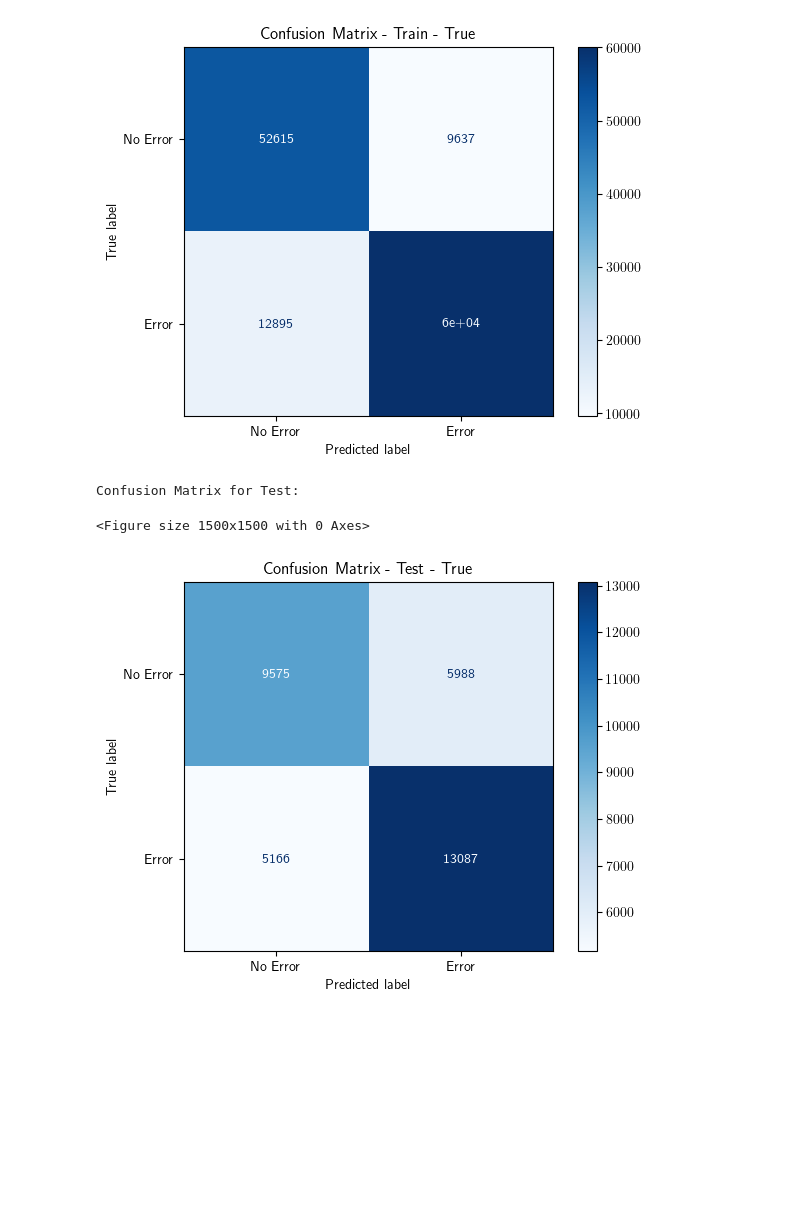
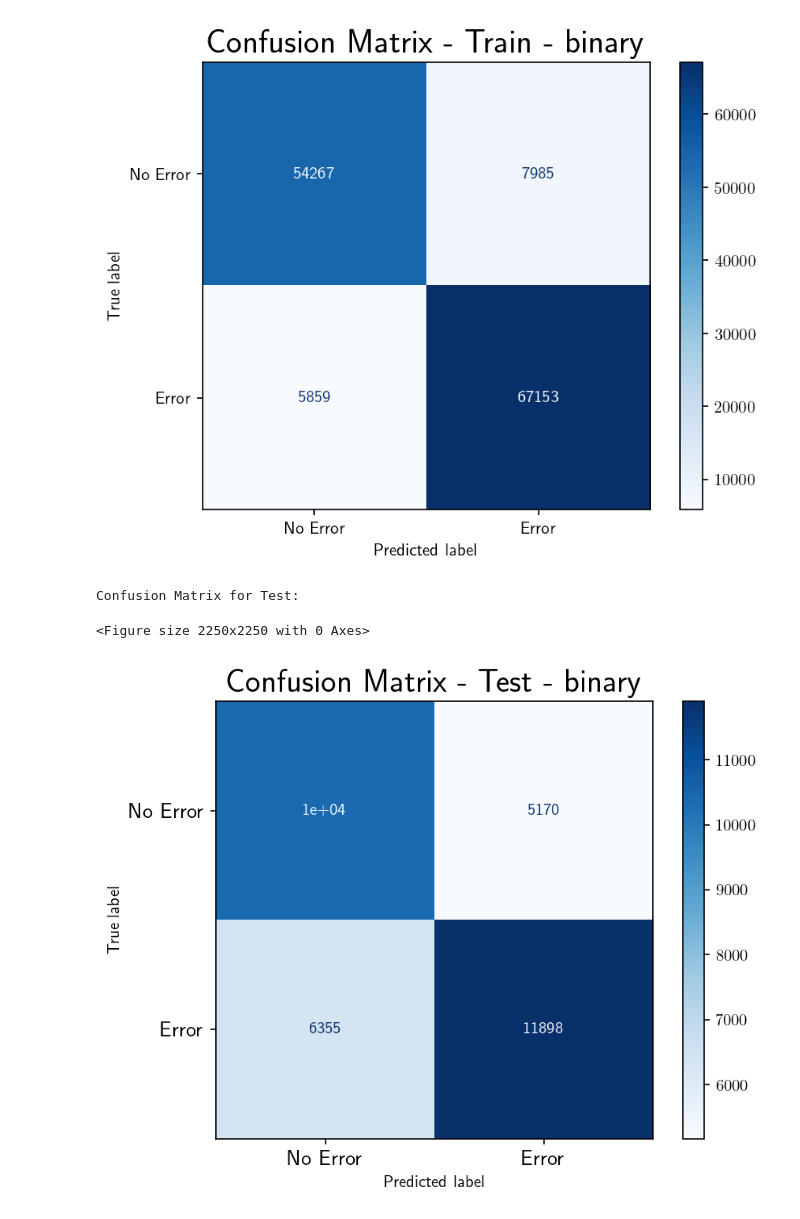
Before and after one commit to GonzaloPlaaza/Multimodal-Error-Detection, a Jupyter notebook: train_frame.ipynb, the cells around one changed output. Saved outputs shown, nothing was run; the diff lists cells and outputs as text; code cells hidden in the pictures; blank space fills up the shorter version.

```diff
--- a/train_frame.ipynb
+++ b/train_frame.ipynb
@@ -41,7 +41,7 @@ exp_kwargs = {
     'save_local': False,
     'pos_weight': False,
     'use_COG_video': True,
-    'n_epochs': 10,
+    'n_epochs': 7,
     'batch_size': 1,
     'frequency': 5,
     'lr': 5e-4,
@@ -54,7 +54,7 @@ exp_kwargs = {
     'mstcn_causal_conv': True, #default True
     'mstcn_layers': 8, #8 for TeCNo, TransSVNet, COG
     'mstcn_f_maps': 64, #64 for TeCNo, TransSVNet, COG
-    'mstcn_stages': 8, #2 for TeCNo, TransSVNet, 8 for COG
+    'mstcn_stages': 2, #2 for TeCNo, TransSVNet, 8 for COG
     'num_R': 3, #3 for COG, not used otherwise
     'num_layers_R': 10, #10 for COG, not used otherwise
     'num_layers_Basic': 11, #11 for COG, not used otherwise
@@ -62,14 +62,14 @@ exp_kwargs = {
     'd_q': 8, #8 for COG, not used otherwise
     'lambda': 0.15, #default 0.15 for COG
     'sequence_length': 30, #default 30 in repo, but afraid of "10" I've written somewhere (same for all)
-    'model_name': 'COG', #'TeCNo' or 'TransSVNet' or 'COG'
-    'video_dims': 32, #32 default
+    'model_name': 'TransSVNet', #'TeCNo' or 'TransSVNet' or 'COG'
+    'video_dims': 2048, #32 default
     'loss_or_f1': 'f1',  #'loss' or 'f1' to determine the metric for validation
-    'data_type': 'multimodal', #'multimodal' or 'video' or 'kinematics'
-    'run_id': "375e87271d994e2fbdcc248b30a332a4", #should only be defined when using TransSVNet, as we need to load a trained TeCNo and feature extractor
+    'data_type': 'video', #'multimodal' or 'video' or 'kinematics'
+    'run_id': "3fe576bc9fd345efab6bbd8d503fd4f4", #"375e87271d994e2fbdcc248b30a332a4", #should only be defined when using TransSVNet, as we need to load a trained TeCNo and feature extractor
     'delete_ND': False,
     'compute_from_str': False,
-    'return_train_preds': True, #True if we want to return train predictions and labels
+    'return_train_preds': False, #True if we want to return train predictions and labels
 }
 
 best_model = None
@@ -190,7 +190,7 @@ with mlflow.start_run() as run:
 
                 if exp_kwargs['model_name'] == 'TeCNo':
                     train_loss, train_f1, train_f1_weighted, train_acc, train_jaccard, train_cm, \
-                        train_all_preds, train_all_probs, train_all_labels, train_all_gest_labels, train_all_subjects = train_single_epoch(model=model,
+                        train_all_probs, train_all_preds, train_all_labels, train_all_subjects = train_single_epoch(model=model,
                                                                 feature_extractor=feature_extractor,
                                                                 train_dataloader=train_dataloader,
                                                                 criterion=criterion,
@@ -199,8 +199,6 @@ with mlflow.start_run() as run:
                                                                 exp_kwargs=exp_kwargs,
                                                                 scheduler=scheduler)
 
-                    print(f"Train labels shape: {train_all_labels.shape}, Train subjects shape: {train_all_subjects.shape}")
-                    print(f"Unique train labels: {torch.unique(train_all_labels)}, unique train subjects: {torch.unique(train_all_subjects)}")
 
                 elif exp_kwargs['model_name'] == 'TransSVNet':
                     train_loss, train_f1, train_f1_weighted, train_acc, train_jaccard, train_cm = train_single_epoch_TSVN(model=model,
@@ -392,7 +390,7 @@ with mlflow.start_run() as run:
                       #
 
                 #Save model locally because mlflow gives errors
-                if exp_kwargs['data_type'] != 'kinematics':
+                if exp_kwargs['data_type'] != 'kinematics' and exp_kwargs['video_dims'] != 2048:
                     best_model['feature_extractor'] = best_model['feature_extractor'].state_dict()
                     best_model['model'] = best_model['model'].state_dict()
 
@@ -403,8 +401,8 @@ with mlflow.start_run() as run:
                 if not os.path.exists(model_folder):
                     os.makedirs(model_folder)
 
-                #model_path = os.path.join(model_folder, f'best_model_{setting}_{out}.pt')
-                #save_model(best_model=best_model, model_path=model_path)
+                model_path = os.path.join(model_folder, f'best_model_{setting}_{out}.pt')
+                save_model(best_model=best_model, model_path=model_path)
 
                 #Log best_model rest of the dictionary without the state dicts
                 best_model_dict = best_model.copy()
@@ -464,6 +465,6 @@ display(summary_df)
 #summary_df.to_csv(os.path.join(results_folder, 'LOSO_summary_df.csv'), index=False)
 
 print("Confusion Matrix for Train:")
-plot_cm(LOSO_cm_train = LOSO_cm_train, LOSO_cm_test= LOSO_cm_test, image_folder=image_folder, binary=True)
+plot_cm(LOSO_cm_train = LOSO_cm_train, LOSO_cm_test= LOSO_cm_test, image_folder=image_folder, binary="binary")
 # %% [output]
 |  | F1 | Accuracy | Jaccard | Train Time | Inference Rate |
@@ -475,7 +476,7 @@ Confusion Matrix for Train:
-[figure, old version]
+[figure, new version]
 Confusion Matrix for Test:
-<Figure size 1500x1500 with 0 Axes>
+<Figure size 2250x2250 with 0 Axes>
-[figure, old version]
+[figure, new version]
 # %%
 window_size, stride = compute_window_size_stride(frequency=exp_kwargs['frequency'])
 summary_df_window, cm_window_test = compute_window_metrics(outs= outs,
```
Also changed, not shown: parts of 4 cells of this notebook, 50 other files.
